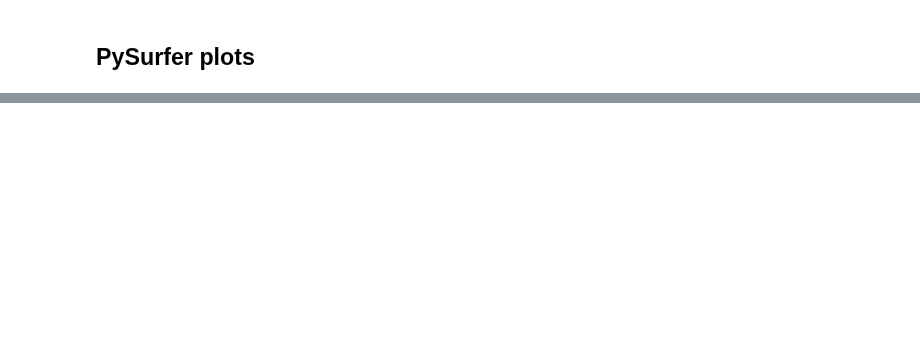
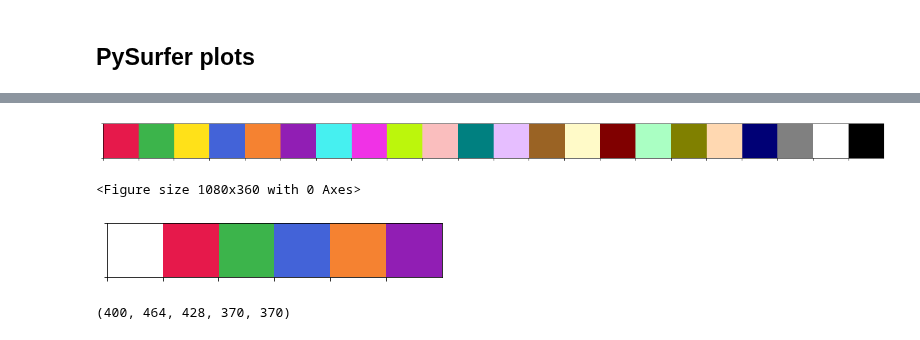
Before and after one commit to neurodatascience/compare-surf-tools, a Jupyter notebook: notebooks/generate_plots_amadou.ipynb, the cells around one changed output, grey strips where cells are left out. Cells and saved outputs as stored; diff of their text form; code cells hidden in the pictures; blank space fills up the shorter version.

```diff
--- a/notebooks/generate_plots_amadou.ipynb
+++ b/notebooks/generate_plots_amadou.ipynb
@@ -153,0 +251,25 @@ Saving surface plot here: /home/nikhil/projects/CT_reproduce/code/compare-surf-t
+# %%
+#https://colorbrewer2.org/#type=sequential&scheme=Greys&n=8
+
+sns.palplot(['#e6194b', '#3cb44b', '#ffe119', '#4363d8', '#f58231', '#911eb4', '#46f0f0',
+             '#f032e6', '#bcf60c', '#fabebe', '#008080', '#e6beff', '#9a6324', '#fffac8',
+             '#800000', '#aaffc3', '#808000', '#ffd8b1',
+             '#000075', '#808080', '#ffffff', '#000000'])
+# %% [output]
+[figure, added]
+# %%
+plt.figure(figsize=(15,5))
+sns.palplot(my_cmap)
+# %% [output]
+<Figure size 1080x360 with 0 Axes>
+[figure, added]
+# %%
+asym_mip_coef = set(np.hstack(np.nonzero(brain_coef['asym_mip_coef'].values)))
+asym_him_coef = set(np.hstack(np.nonzero(brain_coef['asym_him_coef'].values)))
+lasso_coef = set(np.hstack(np.nonzero(brain_coef['lasso_coef'].values)))
+mip_coef = set(np.hstack(np.nonzero(brain_coef['mip_coef'].values)))
+him_coef = set(np.hstack(np.nonzero(brain_coef['him_coef'].values)))
+
+len(asym_mip_coef),len(asym_him_coef),len(lasso_coef),len(mip_coef),len(him_coef)
+# %% [output]
+(400, 464, 428, 370, 370)
```
Also changed, not shown: parts of 14 cells of this notebook, 11 other files.
